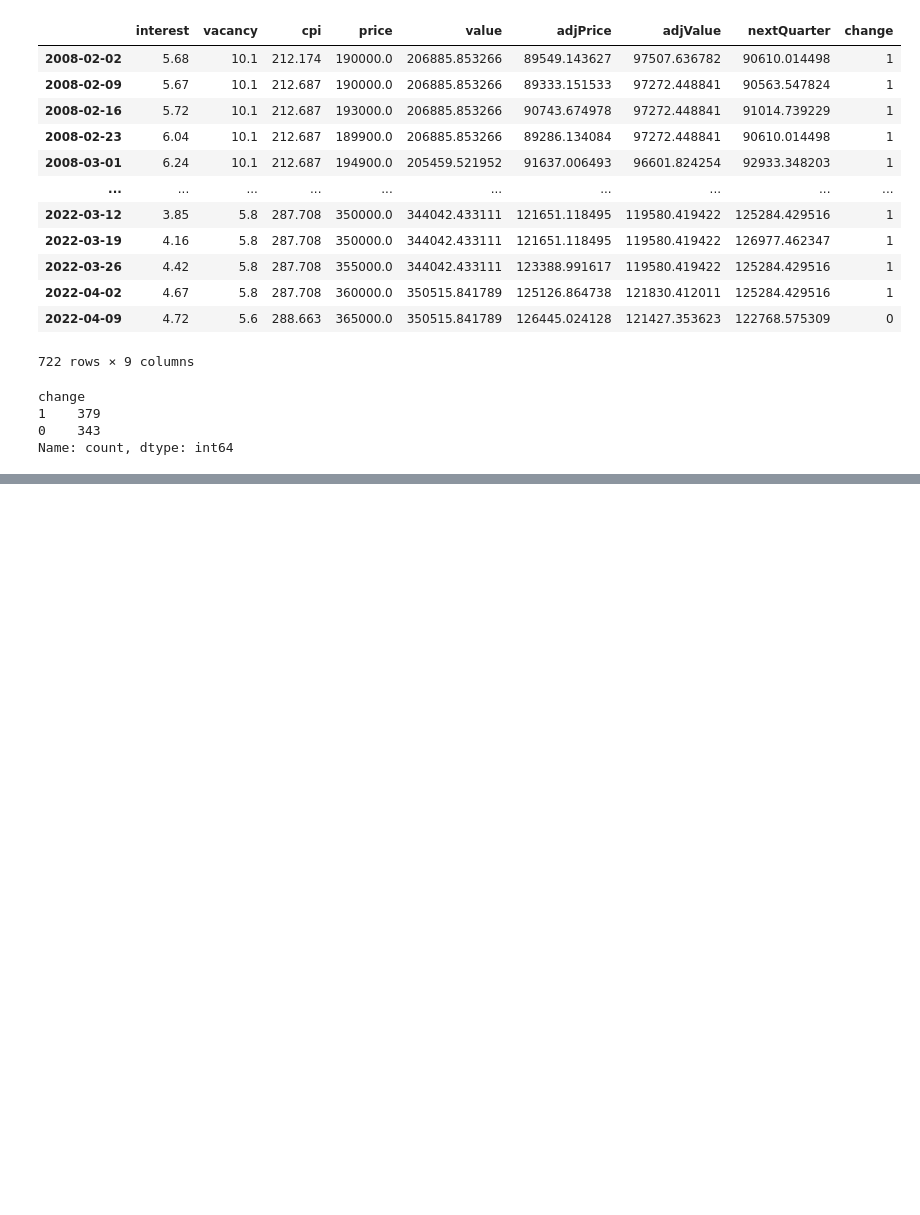
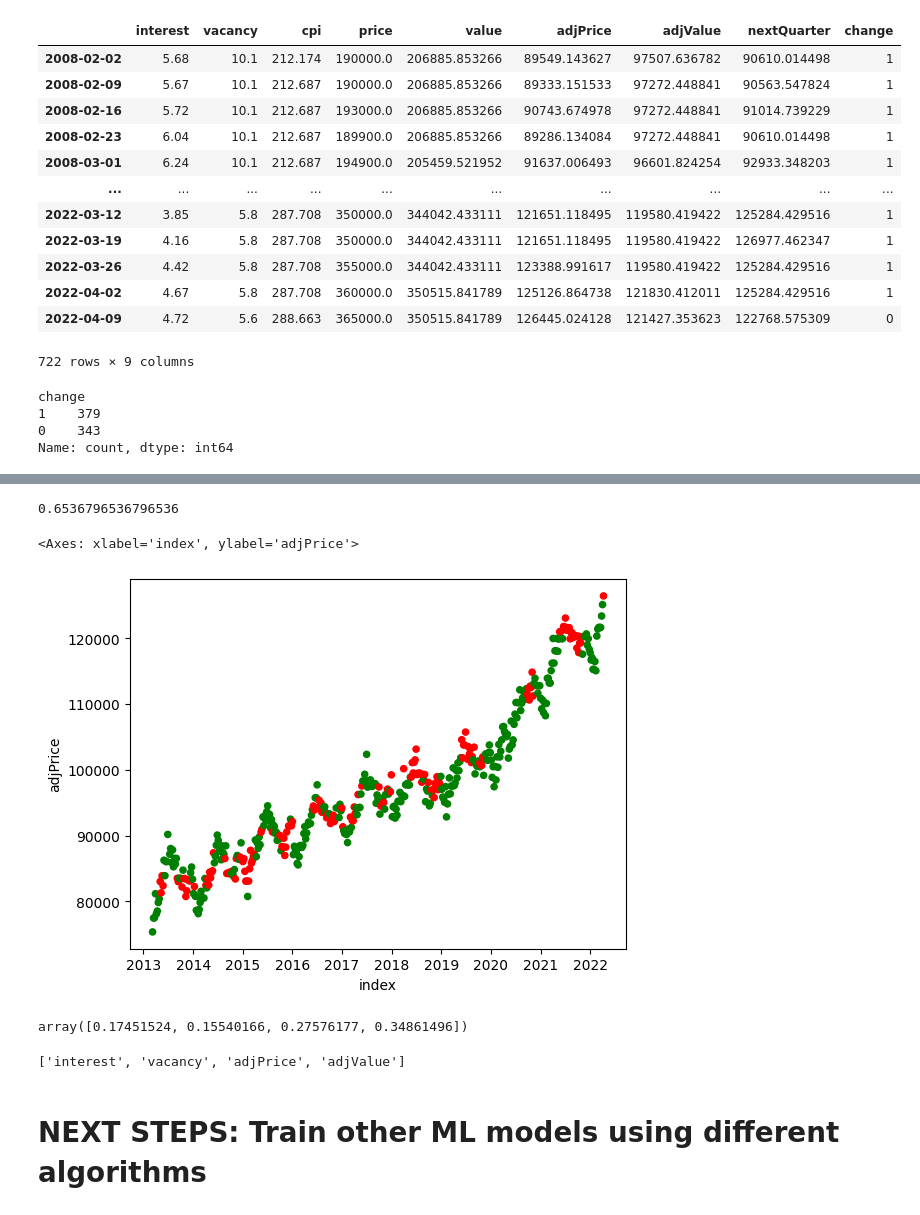
Before and after one commit to ChadWilkinson/HousePricePredictionModelML, a Jupyter notebook: _model/model.ipynb, the cells around one changed output, grey strips where cells are left out. Drawn from its saved outputs; the diff is of its cells as text; code cells hidden in the pictures; blank space fills up the shorter version.

```diff
--- a/_model/model.ipynb
+++ b/_model/model.ipynb
@@ -383,0 +434,3 @@ target = "change"
+# %%
+yearlyRatios = [p + "Year" for p in predictors]
+priceData[yearlyRatios] = priceData[predictors] / yearly[predictors]
@@ -383,0 +474,20 @@ target = "change"
+# %%
+preds, accuracy = backtest(priceData, predictors + yearlyRatios, target)
+# %%
+accuracy #improved from 59%
+# %% [output]
+0.6536796536796536
+# %%
+predMatch = (preds == priceData[target].iloc[START:])
+# %%
+predMatch[predMatch == True] = "green"
+predMatch[predMatch == False] = "red"
+# %%
+import matplotlib.pyplot as plt
+
+plotData = priceData.iloc[START:].copy()
+
+plotData.reset_index().plot.scatter(x="index", y="adjPrice", color=predMatch)
+# %% [output]
+<Axes: xlabel='index', ylabel='adjPrice'>
+[figure, added]
@@ -383,0 +501,11 @@ target = "change"
+# %%
+result["importances_mean"]
+#Here, the higher the number, the more the model factored it in to make predictions
+# %% [output]
+array([0.17451524, 0.15540166, 0.27576177, 0.34861496])
+# %%
+predictors
+# %% [output]
+['interest', 'vacancy', 'adjPrice', 'adjValue']
+# %% [markdown]
+# NEXT STEPS: Train other ML models using different algorithms
```
Also changed, not shown: parts of 12 cells of this notebook, 29 other files.
